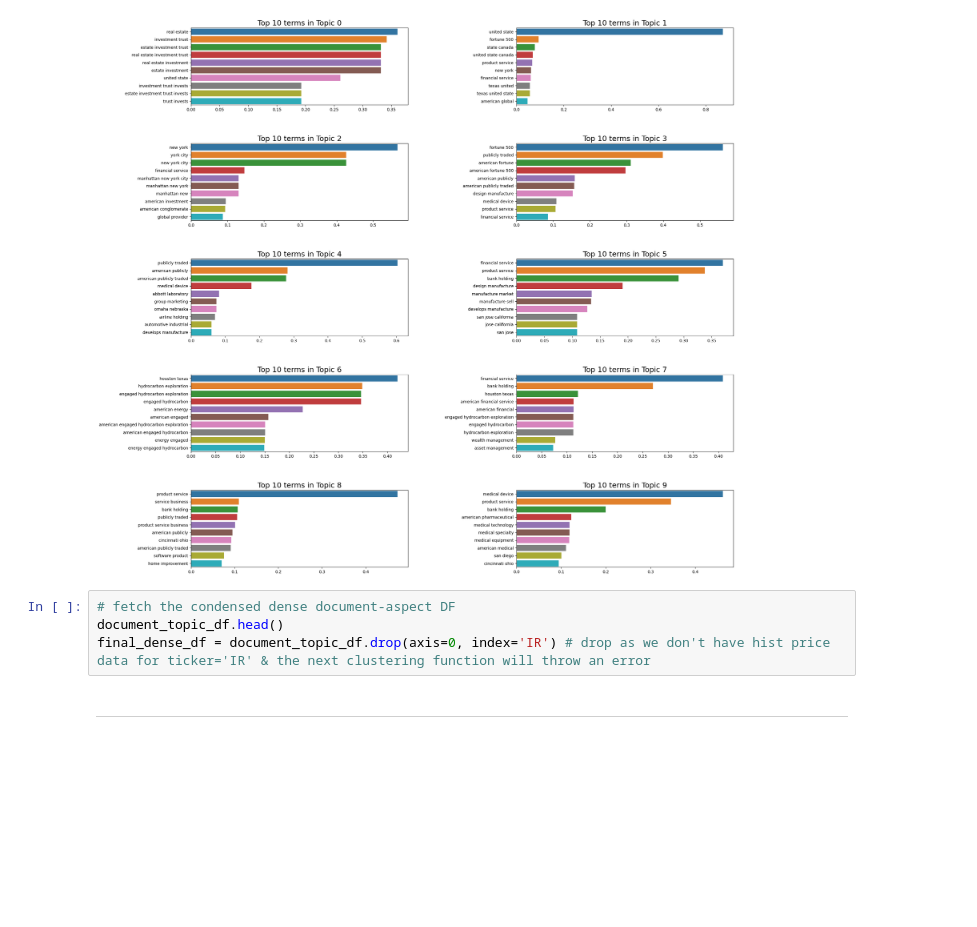
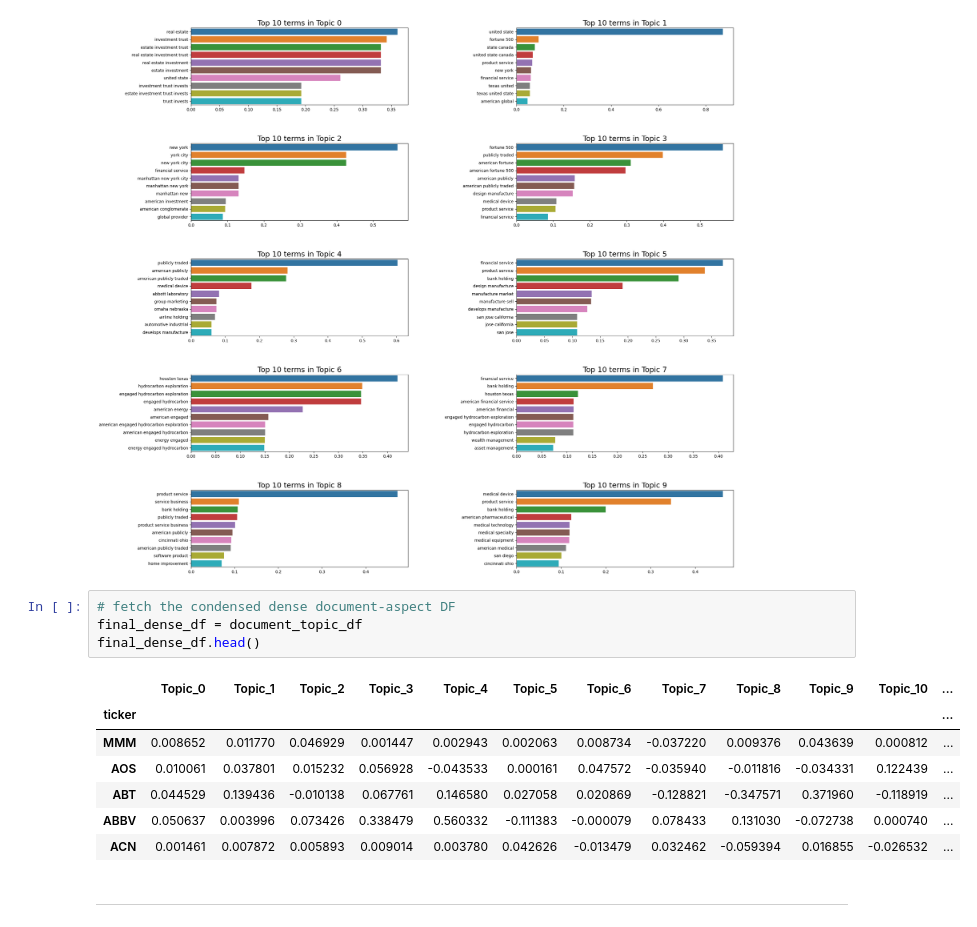
Before and after one commit to kuntojirohan/pairs-trading, a Jupyter notebook: experiments/EDA_stock_profile_data.ipynb, the cells around one changed output. Drawn from its saved outputs; the diff is of its cells as text; blank space fills up the shorter version.

```diff
--- a/experiments/EDA_stock_profile_data.ipynb
+++ b/experiments/EDA_stock_profile_data.ipynb
@@ -269,10 +269,18 @@ for i in range(0, 10):
 plt.show()
 # %% [output]
 [figure]
-# %%
-# fetch the condensed dense document-aspect DF
-document_topic_df.head()
-final_dense_df = document_topic_df.drop(axis=0, index='IR') # drop as we don't have hist price data for ticker='IR' & the next clustering function will throw an error
+# %%
+# fetch the condensed dense document-aspect DF
+final_dense_df = document_topic_df
+final_dense_df.head()
+# %% [output]
+|  | Topic_0 | Topic_1 | Topic_2 | Topic_3 | Topic_4 | Topic_5 | Topic_6 | Topic_7 | Topic_8 | Topic_9 | Topic_10 | ... |
+| ticker |  |  |  |  |  |  |  |  |  |  |  | ... |
+| MMM | 0.008652 | 0.011770 | 0.046929 | 0.001447 | 0.002943 | 0.002063 | 0.008734 | -0.037220 | 0.009376 | 0.043639 | 0.000812 | ... |
+| AOS | 0.010061 | 0.037801 | 0.015232 | 0.056928 | -0.043533 | 0.000161 | 0.047572 | -0.035940 | -0.011816 | -0.034331 | 0.122439 | ... |
+| ABT | 0.044529 | 0.139436 | -0.010138 | 0.067761 | 0.146580 | 0.027058 | 0.020869 | -0.128821 | -0.347571 | 0.371960 | -0.118919 | ... |
+| ABBV | 0.050637 | 0.003996 | 0.073426 | 0.338479 | 0.560332 | -0.111383 | -0.000079 | 0.078433 | 0.131030 | -0.072738 | 0.000740 | ... |
+| ACN | 0.001461 | 0.007872 | 0.005893 | 0.009014 | 0.003780 | 0.042626 | -0.013479 | 0.032462 | -0.059394 | 0.016855 | -0.026532 | ... |
 # %% [markdown]
 ---
 # %% [markdown]
```
Also changed, not shown: parts of 15 cells of this notebook.
